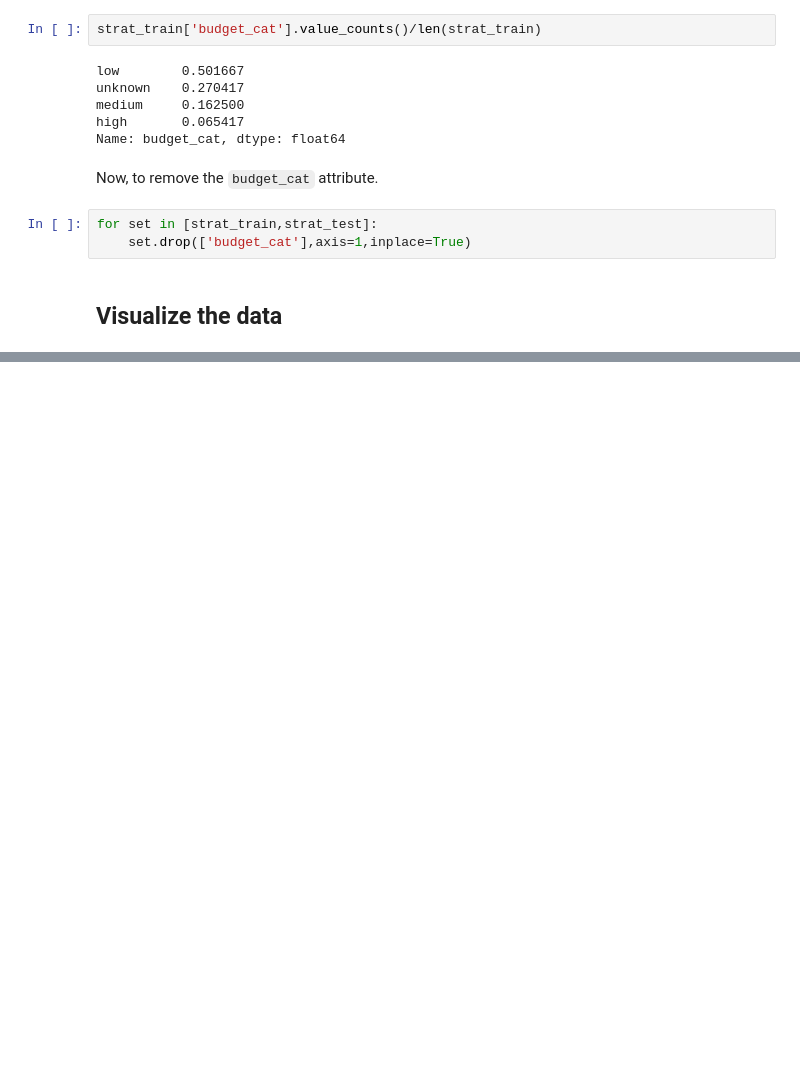
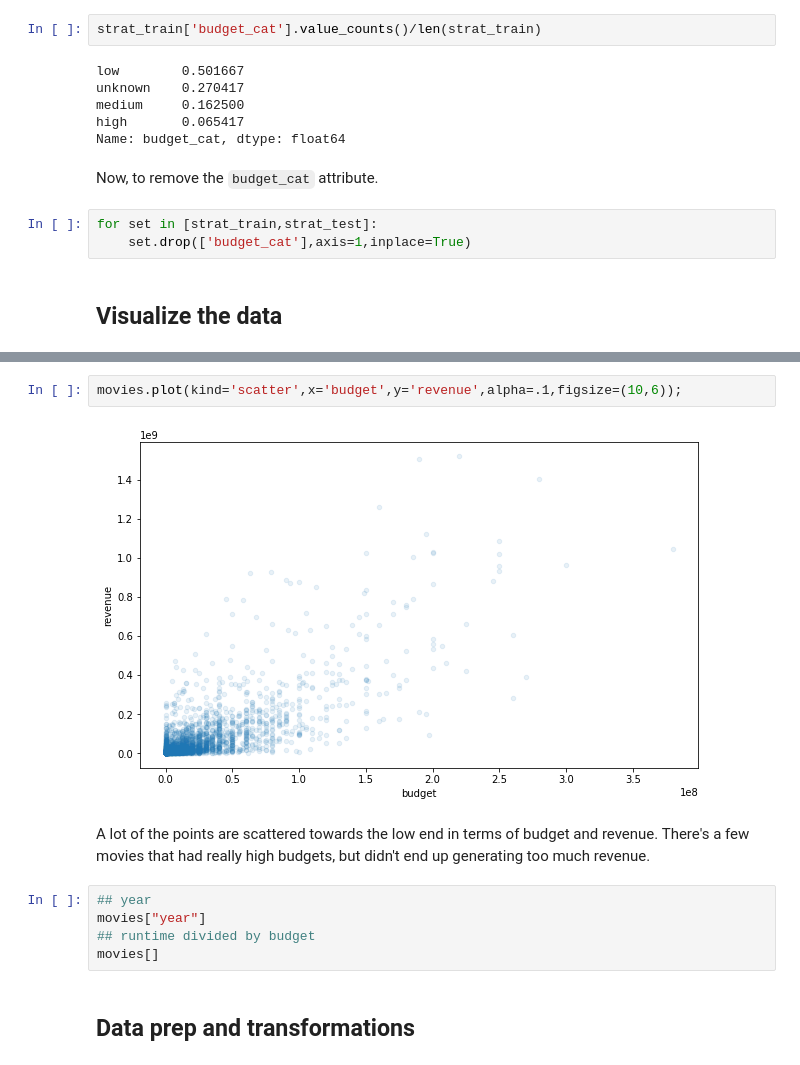
Before and after one commit to collindching/Learning-Exercises, a Jupyter notebook: Box Office Revenue Prediction/Regression Model.ipynb, the cells around one changed output, grey strips where cells are left out. Drawn from its saved outputs; the diff is of its cells as text; blank space fills up the shorter version.

```diff
--- a/Box Office Revenue Prediction/Regression Model.ipynb
+++ b/Box Office Revenue Prediction/Regression Model.ipynb
@@ -159,0 +188,13 @@ for set in [strat_train,strat_test]:
+# %%
+movies.plot(kind='scatter',x='budget',y='revenue',alpha=.1,figsize=(10,6));
+# %% [output]
+[figure, added]
+# %% [markdown]
+A lot of the points are scattered towards the low end in terms of budget and revenue. There's a few movies that had really high budgets, but didn't end up generating too much revenue.
+# %%
+## year
+movies["year"]
+## runtime divided by budget
+movies[]
+# %% [markdown]
+## Data prep and transformations
```
Also changed, not shown: parts of 6 cells of this notebook, 1 other file.
